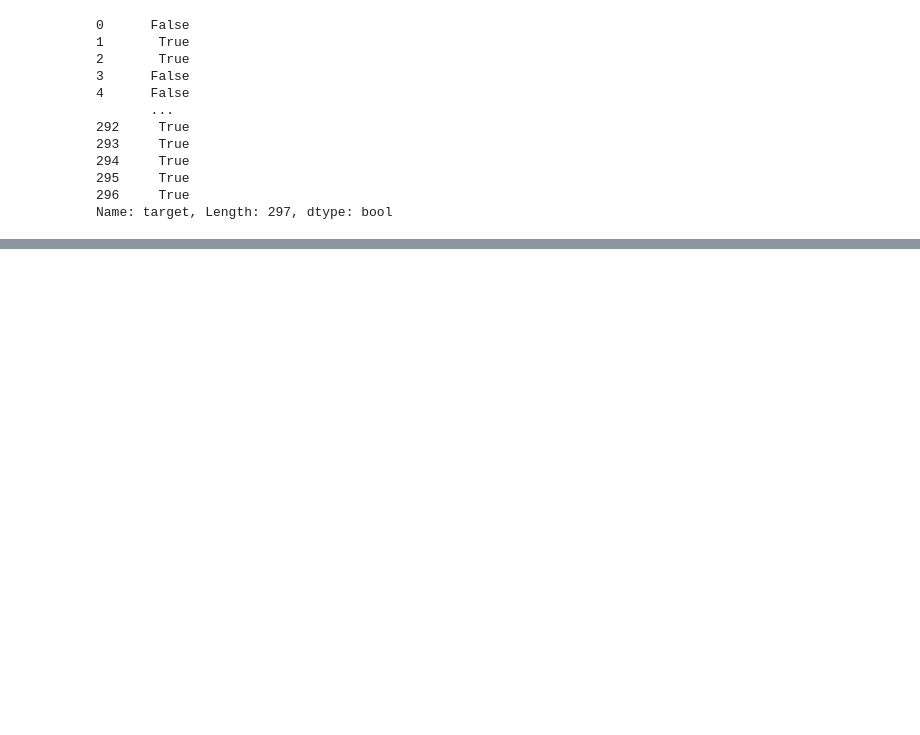
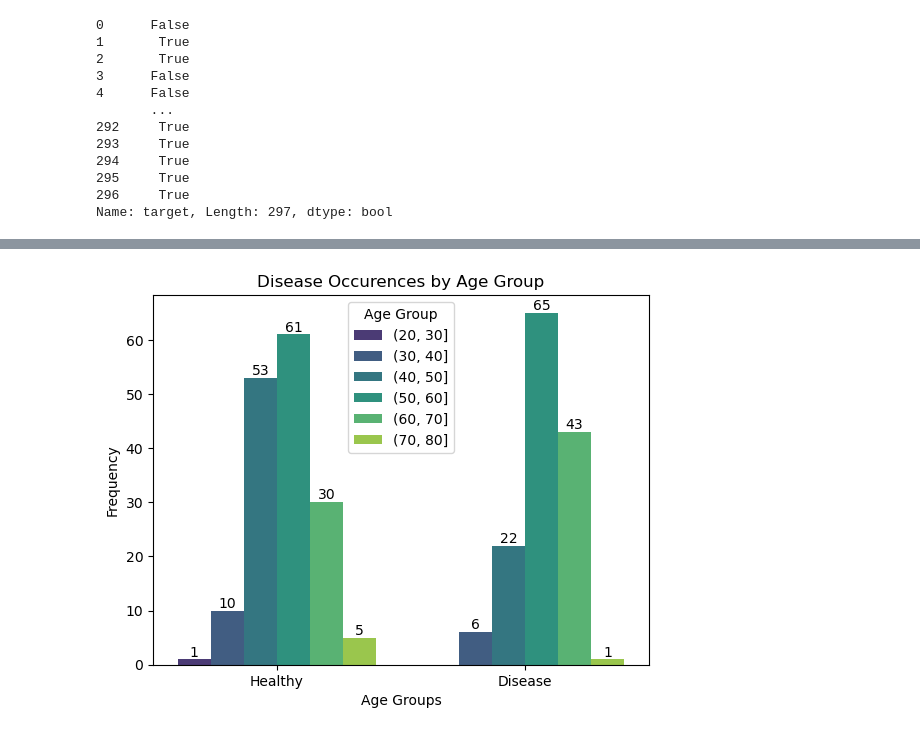
Before and after one commit to vregi/heart-disease-classification, a Jupyter notebook: implementation.ipynb, the cells around one changed output, grey strips where cells are left out. Cells and saved outputs as stored; diff of their text form; code cells hidden in the pictures; blank space fills up the shorter version.

```diff
--- a/implementation.ipynb
+++ b/implementation.ipynb
@@ -264,0 +316,21 @@ Name: target, Length: 297, dtype: bool
+# %%
+t = dfc
+t['age_group'] = pd.cut(t['age'], bins=[x*10 for x in range(2, 9)])
+# %%
+t = t.groupby(['age_group', 'target'], observed=True)['target'].value_counts().reset_index()
+t.target = t.target.replace({False:'Healthy', True:'Disease'})
+# %%
+ax = sns.barplot(data=t, x='target', y='count', hue='age_group', palette='viridis', orient='v');
+plt.xlabel('Age Groups')
+plt.ylabel('Frequency')
+plt.title('Disease Occurences by Age Group')
+
+intervals = t['age_group'].values.unique()
+plt.legend(
+    title='Age Group'
+)
+
+for container in ax.containers:
+    ax.bar_label(container)
+# %% [output]
+[figure, added]
```
Also changed, not shown: parts of 12 cells of this notebook.
